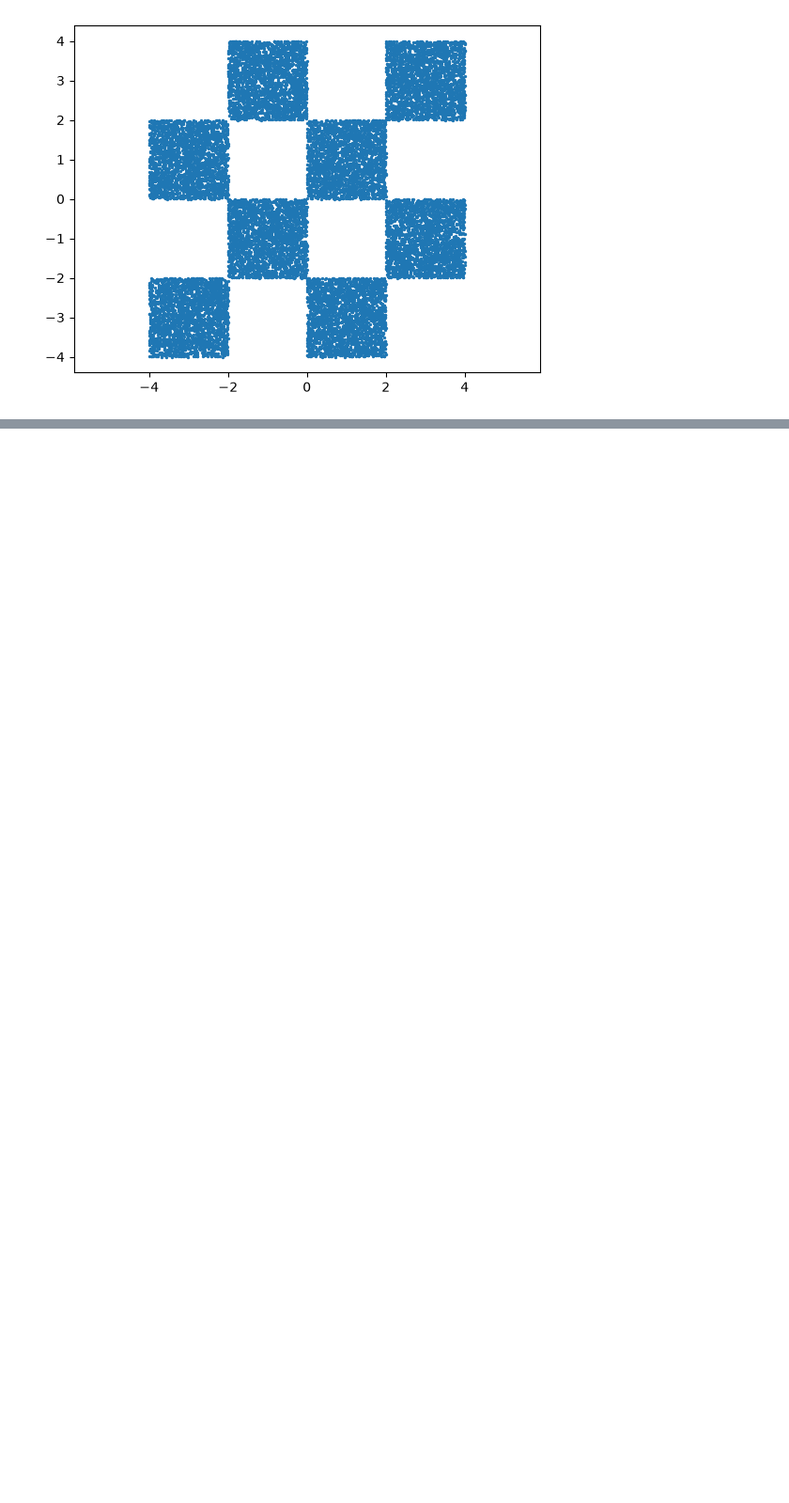
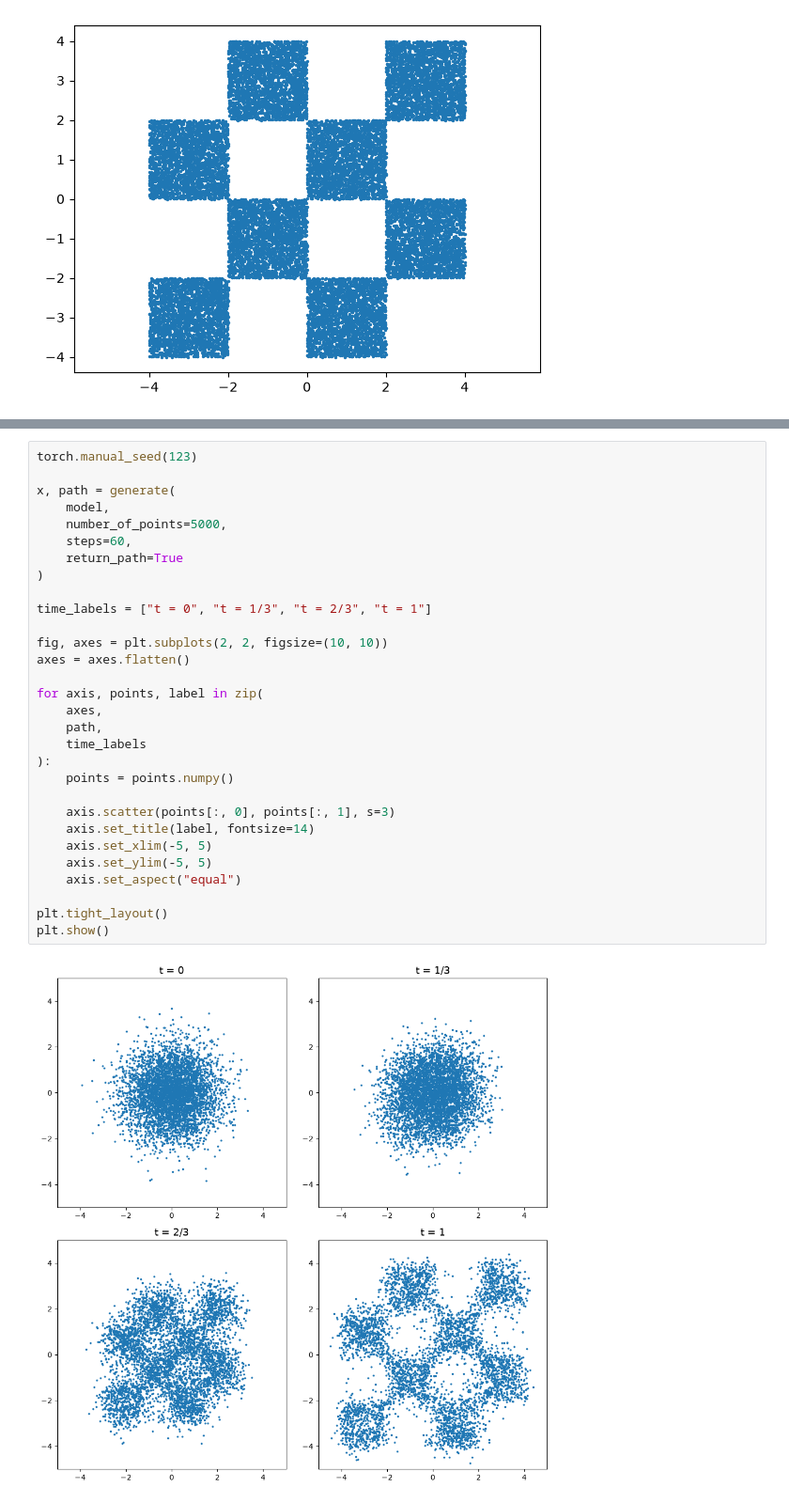
Before and after one commit to samuelfors/SF2935, a Jupyter notebook: main.ipynb, the cells around one changed output, grey strips where cells are left out. Shown at 94% size. Drawn from its saved outputs; the diff is of its cells as text; blank space fills up the shorter version.

```diff
--- a/main.ipynb
+++ b/main.ipynb
@@ -136,0 +172,32 @@ plt.show()
+# %%
+torch.manual_seed(123)
+
+x, path = generate(
+    model,
+    number_of_points=5000,
+    steps=60,
+    return_path=True
+)
+
+time_labels = ["t = 0", "t = 1/3", "t = 2/3", "t = 1"]
+
+fig, axes = plt.subplots(2, 2, figsize=(10, 10))
+axes = axes.flatten()
+
+for axis, points, label in zip(
+    axes,
+    path,
+    time_labels
+):
+    points = points.numpy()
+
+    axis.scatter(points[:, 0], points[:, 1], s=3)
+    axis.set_title(label, fontsize=14)
+    axis.set_xlim(-5, 5)
+    axis.set_ylim(-5, 5)
+    axis.set_aspect("equal")
+
+plt.tight_layout()
+plt.show()
+# %% [output]
+[figure, added]
```
Also changed, not shown: parts of 4 cells of this notebook.
